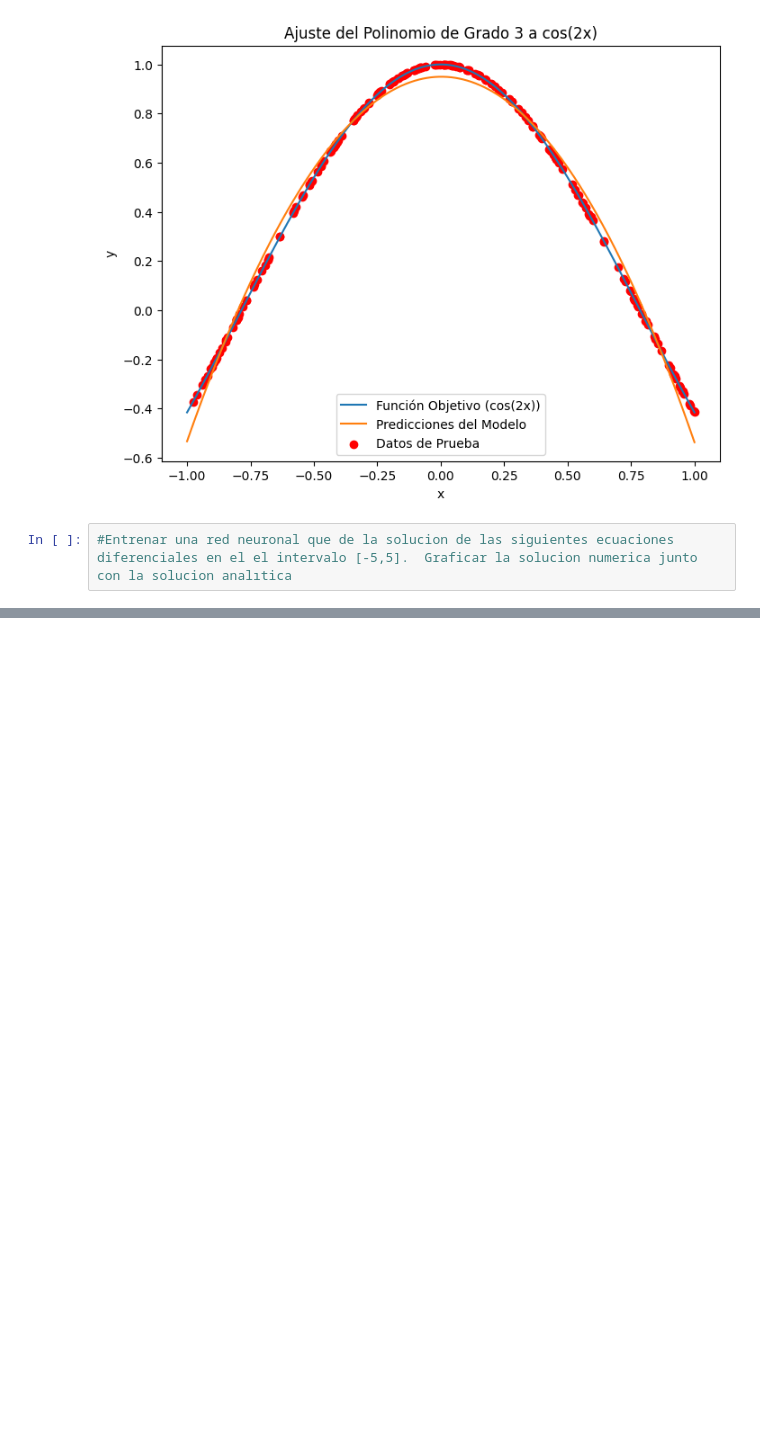
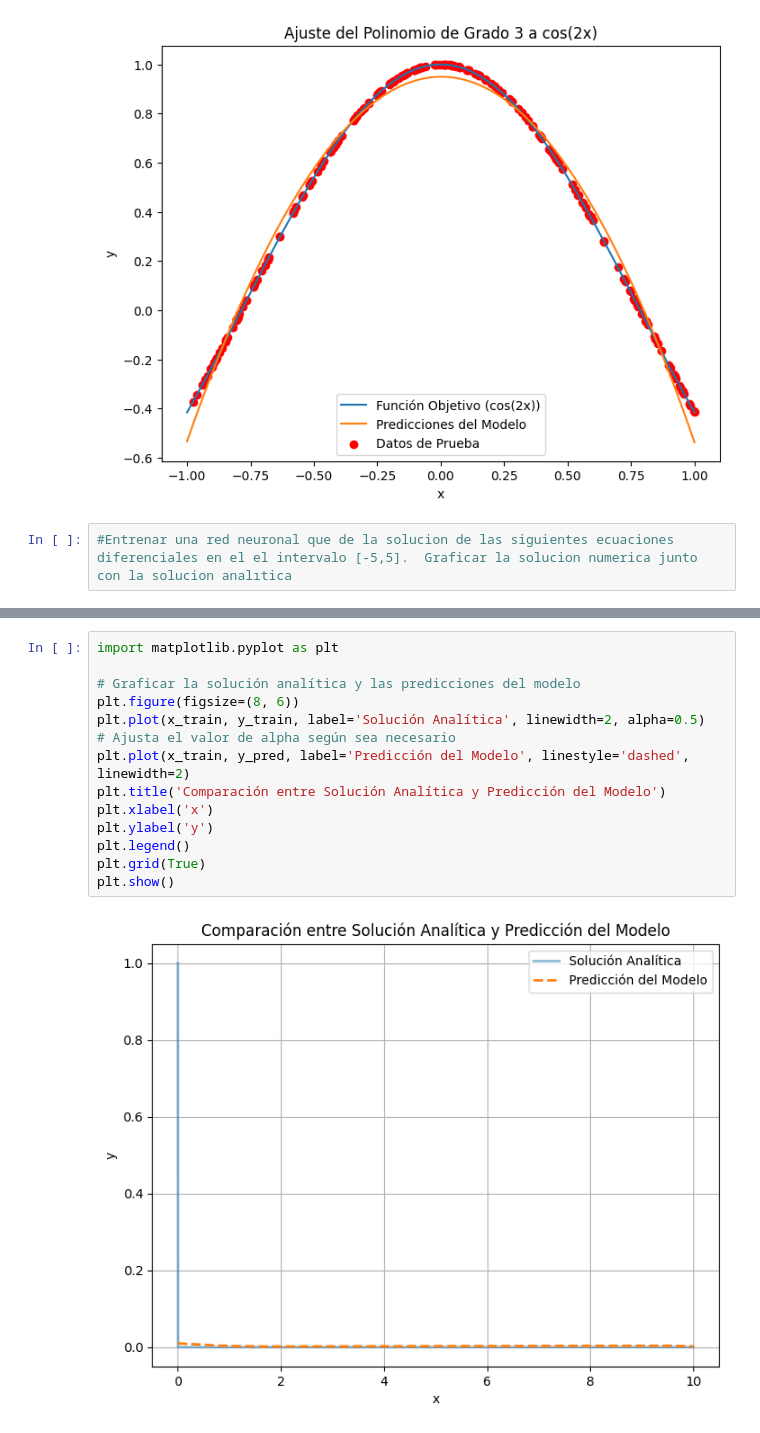
Before and after one commit to AldousSama/Tarea1, a Jupyter notebook: TAREA5.ipynb, the cells around one changed output, grey strips where cells are left out. Cells and saved outputs as stored; diff of their text form; blank space fills up the shorter version.

```diff
--- a/TAREA5.ipynb
+++ b/TAREA5.ipynb
@@ -165,0 +296,15 @@ Porcentaje de precisión (R^2): 0.9919
+# %%
+import matplotlib.pyplot as plt
+
+# Graficar la solución analítica y las predicciones del modelo
+plt.figure(figsize=(8, 6))
+plt.plot(x_train, y_train, label='Solución Analítica', linewidth=2, alpha=0.5)  # Ajusta el valor de alpha según sea necesario
+plt.plot(x_train, y_pred, label='Predicción del Modelo', linestyle='dashed', linewidth=2)
+plt.title('Comparación entre Solución Analítica y Predicción del Modelo')
+plt.xlabel('x')
+plt.ylabel('y')
+plt.legend()
+plt.grid(True)
+plt.show()
+# %% [output]
+[figure, added]
```
Also changed, not shown: parts of 3 cells of this notebook.
